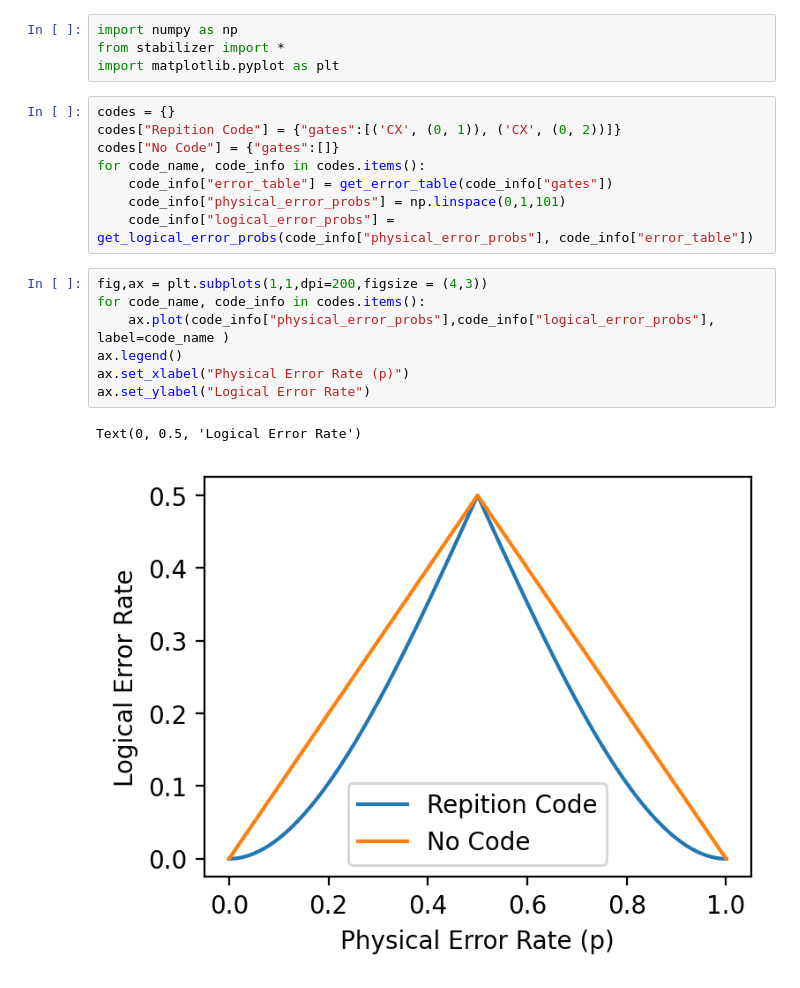
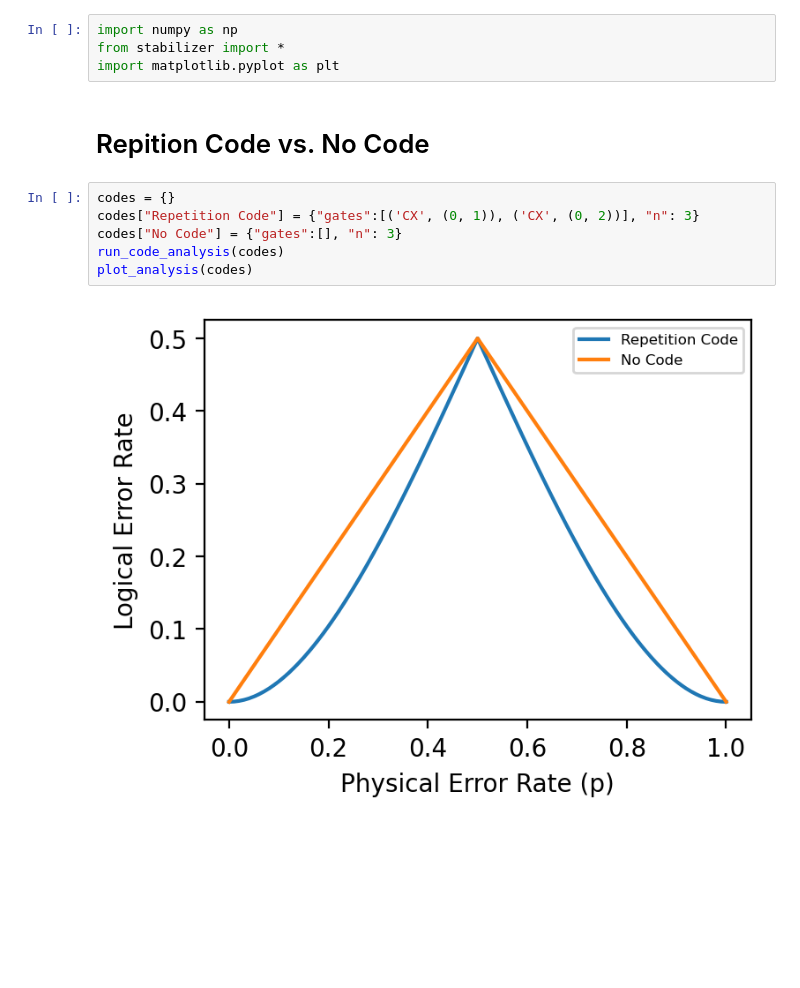
Before and after one commit to snow-apple/random-qec, a Jupyter notebook: 1-errorprob.ipynb, the cells around one changed output. Saved outputs shown, nothing was run; the diff lists cells and outputs as text; blank space fills up the shorter version.

Commit message:
repetition code scaling analysis works

```diff
--- a/1-errorprob.ipynb
+++ b/1-errorprob.ipynb
@@ -5,21 +5,13 @@
 import numpy as np
 from stabilizer import *
 import matplotlib.pyplot as plt
+# %% [markdown]
+# Repition Code vs. No Code
 # %%
 codes = {}
-codes["Repition Code"] = {"gates":[('CX', (0, 1)), ('CX', (0, 2))]}
-codes["No Code"] = {"gates":[]}
-for code_name, code_info in codes.items():
-    code_info["error_table"] = get_error_table(code_info["gates"])
-    code_info["physical_error_probs"] = np.linspace(0,1,101)
-    code_info["logical_error_probs"] = get_logical_error_probs(code_info["physical_error_probs"], code_info["error_table"])
+codes["Repetition Code"] = {"gates":[('CX', (0, 1)), ('CX', (0, 2))], "n": 3}
+codes["No Code"] = {"gates":[], "n": 3}
+run_code_analysis(codes)
+plot_analysis(codes)
+# %% [output]
+[figure, added]
-# %%
-fig,ax = plt.subplots(1,1,dpi=200,figsize = (4,3))
-for code_name, code_info in codes.items():
-    ax.plot(code_info["physical_error_probs"],code_info["logical_error_probs"], label=code_name )
-ax.legend()
-ax.set_xlabel("Physical Error Rate (p)")
-ax.set_ylabel("Logical Error Rate")
-# %% [output]
-Text(0, 0.5, 'Logical Error Rate')
-[figure, removed]
```
Also changed, not shown: parts of 4 cells of this notebook, 1 other file.
